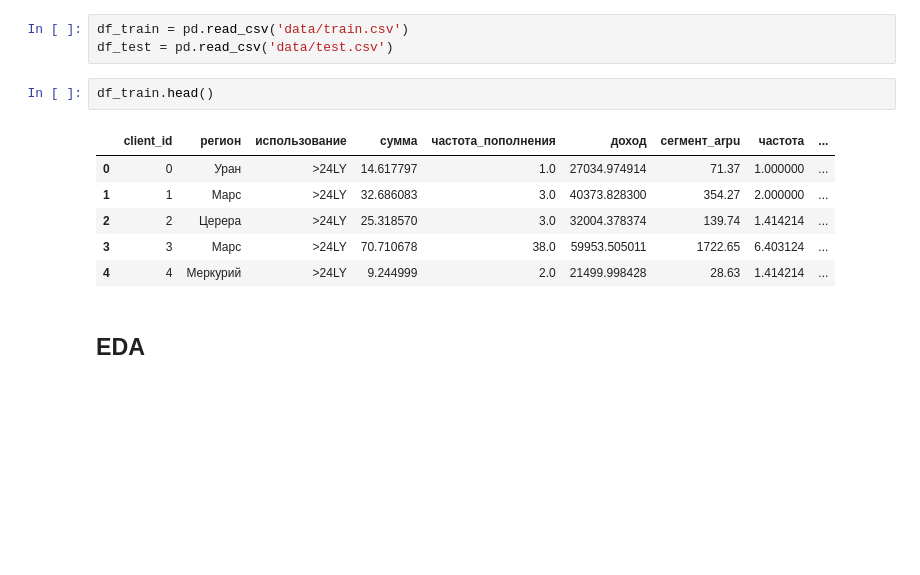
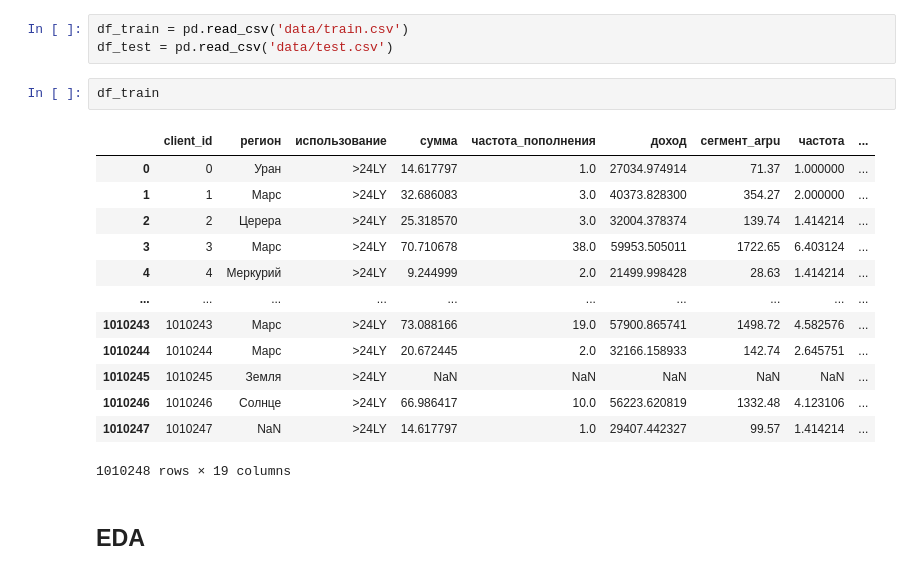
Before and after one commit to constantfear/MTS-homework, a Jupyter notebook: HW-ML/Compet_1/solution.ipynb, the cells around one changed output. Drawn from its saved outputs; the diff is of its cells as text; blank space fills up the shorter version.

```diff
--- a/HW-ML/Compet_1/solution.ipynb
+++ b/HW-ML/Compet_1/solution.ipynb
@@ -13,14 +13,21 @@ plt.style.use("cyberpunk")
 df_train = pd.read_csv('data/train.csv')
 df_test = pd.read_csv('data/test.csv')
 # %%
-df_train.head()
+df_train
 # %% [output]
 |  | client_id | регион | использование | сумма | частота_пополнения | доход | сегмент_arpu | частота | ... |
 | 0 | 0 | Уран | >24LY | 14.617797 | 1.0 | 27034.974914 | 71.37 | 1.000000 | ... |
 | 1 | 1 | Марс | >24LY | 32.686083 | 3.0 | 40373.828300 | 354.27 | 2.000000 | ... |
 | 2 | 2 | Церера | >24LY | 25.318570 | 3.0 | 32004.378374 | 139.74 | 1.414214 | ... |
 | 3 | 3 | Марс | >24LY | 70.710678 | 38.0 | 59953.505011 | 1722.65 | 6.403124 | ... |
 | 4 | 4 | Меркурий | >24LY | 9.244999 | 2.0 | 21499.998428 | 28.63 | 1.414214 | ... |
+| ... | ... | ... | ... | ... | ... | ... | ... | ... | ... |
+| 1010243 | 1010243 | Марс | >24LY | 73.088166 | 19.0 | 57900.865741 | 1498.72 | 4.582576 | ... |
+| 1010244 | 1010244 | Марс | >24LY | 20.672445 | 2.0 | 32166.158933 | 142.74 | 2.645751 | ... |
+| 1010245 | 1010245 | Земля | >24LY | NaN | NaN | NaN | NaN | NaN | ... |
+| 1010246 | 1010246 | Солнце | >24LY | 66.986417 | 10.0 | 56223.620819 | 1332.48 | 4.123106 | ... |
+| 1010247 | 1010247 | NaN | >24LY | 14.617797 | 1.0 | 29407.442327 | 99.57 | 1.414214 | ... |
+1010248 rows × 19 columns
 # %% [markdown]
 ## EDA
 # %%
```
Also changed, not shown: 3 other files.
